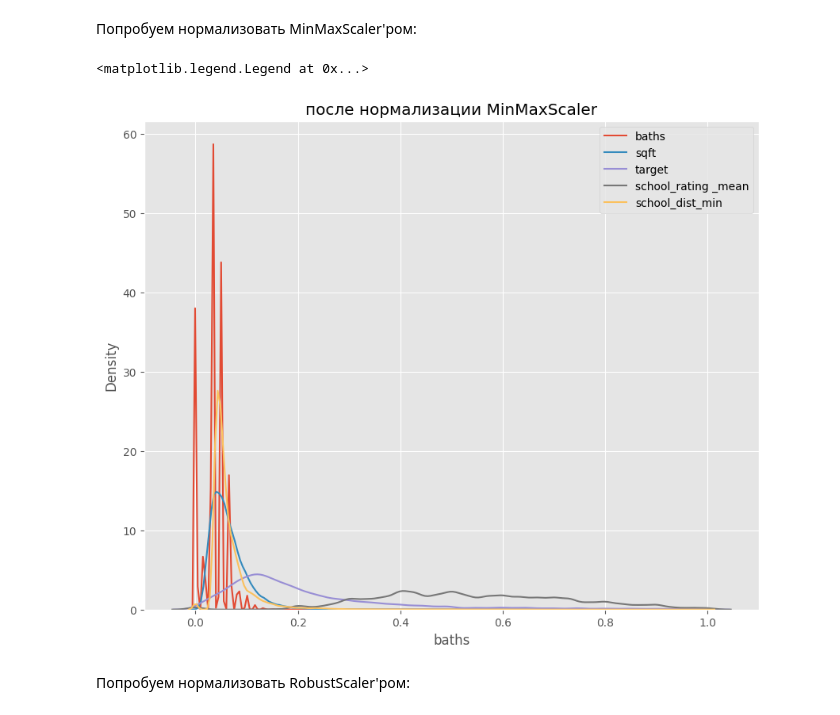
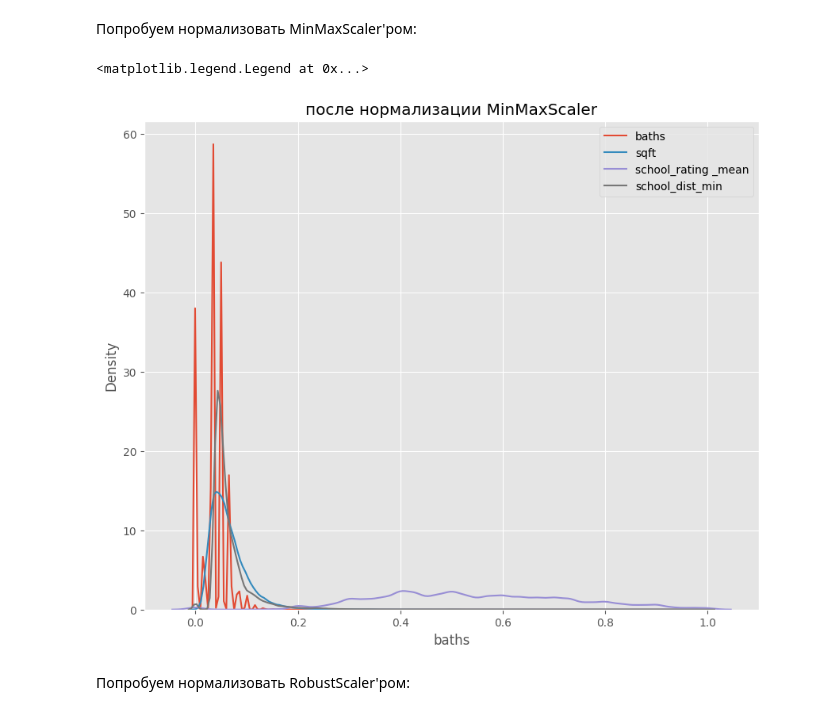
Before and after one commit to CheshirSml/forecasting_the_cost_of_housing, a Jupyter notebook: forecasting_the_cost_of_housing.ipynb, the cells around one changed output. Drawn from its saved outputs; the diff is of its cells as text; code cells hidden in the pictures.

```diff
--- a/forecasting_the_cost_of_housing.ipynb
+++ b/forecasting_the_cost_of_housing.ipynb
@@ -2031,6 +2041,7 @@ visnormaldistrib({'target': df['target'], 'baths': df['baths'],'sqft': df['sqft'
 # %% [output]
 [figure]
 # %%
+digital_features = ['baths', 'sqft', 'school_rating _mean', 'school_dist_min']
 filtered_df = df[digital_features]
 
 col_names = list(filtered_df.columns)
@@ -2042,7 +2053,6 @@ ax1.set_title('исходные распределения')
 
 sns.kdeplot(filtered_df['baths'], ax=ax1, label='baths')
 sns.kdeplot(filtered_df['sqft'], ax=ax1, label='sqft')
-sns.kdeplot(filtered_df['target'], ax=ax1, label='target')
 sns.kdeplot(filtered_df['school_rating _mean'], ax=ax1, label='school_rating _mean')
 sns.kdeplot(filtered_df['school_dist_min'], ax=ax1, label='school_dist_min')
 plt.legend()
@@ -2054,28 +2064,27 @@ plt.legend()
 # %%
 filtered_df = df[digital_features]
 
 col_names = list(filtered_df.columns)
 
 mm_scaler = MinMaxScaler()
 
 df_mm = mm_scaler.fit_transform(filtered_df)
 
 df_mm = pd.DataFrame(df_mm, columns=col_names)
 
 fig, (ax1) = plt.subplots(ncols=1, figsize=(10,8))
 
 ax1.set_title('после нормализации MinMaxScaler')
 
 
 sns.kdeplot(df_mm['baths'], ax=ax1, label='baths')
 sns.kdeplot(df_mm['sqft'], ax=ax1, label='sqft')
-sns.kdeplot(df_mm['target'], ax=ax1, label='target')
 sns.kdeplot(df_mm['school_rating _mean'], ax=ax1, label='school_rating _mean')
 sns.kdeplot(df_mm['school_dist_min'], ax=ax1, label='school_dist_min')
 plt.legend()
 # %% [output]
 <matplotlib.legend.Legend at 0x...>
-[figure, old version]
+[figure, new version]
 # %% [markdown]
 Попробуем нормализовать RobustScaler'ром:
 # %%
```
Also changed, not shown: parts of 71 cells of this notebook, 10 other files.
